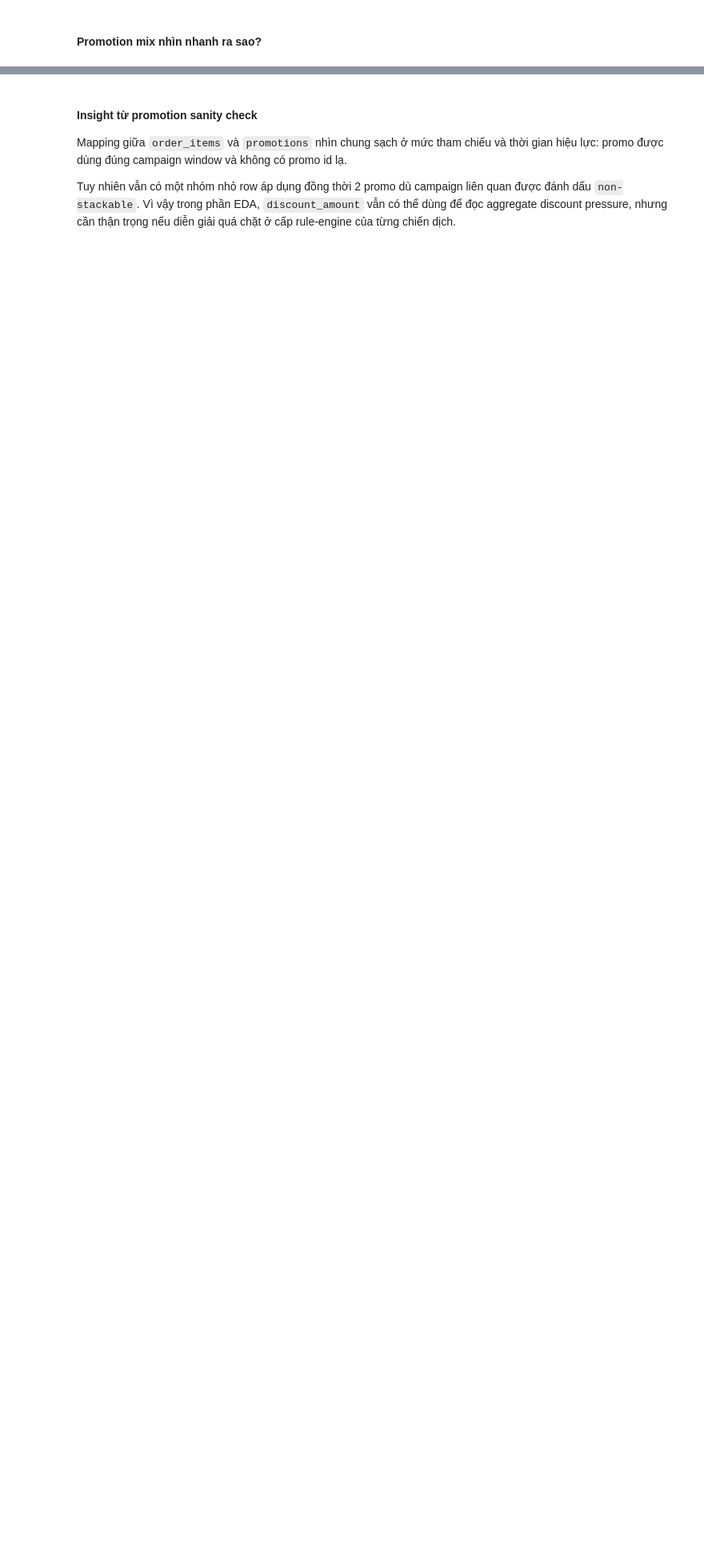
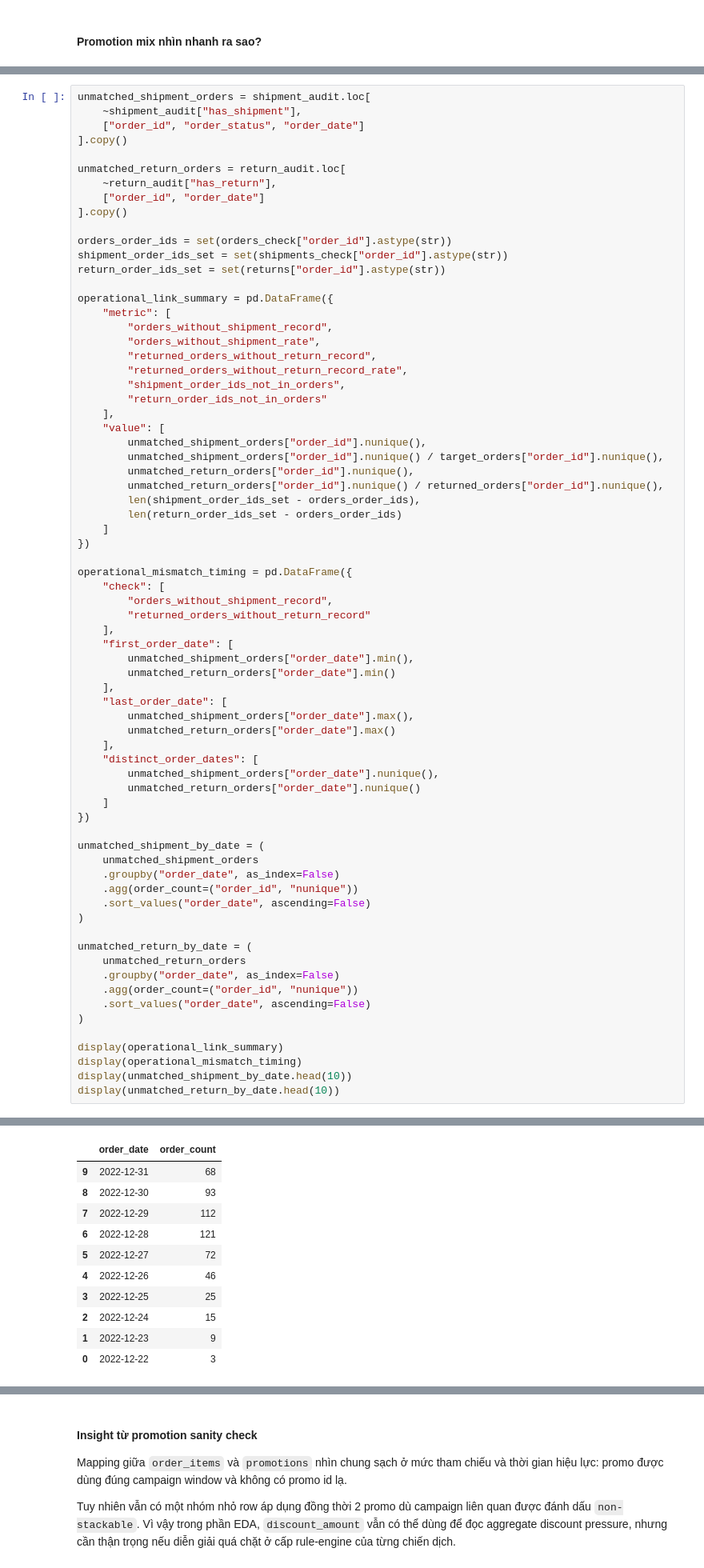
Before and after one commit to nguyen-lam-phuong-thao/datathon-2026-F.E.N.S, a Jupyter notebook: notebooks/Phan_2_EDA.ipynb, the cells around one changed output, grey strips where cells are left out. Shown at 80% size. Drawn from its saved outputs; the diff is of its cells as text; blank space fills up the shorter version.

```diff
--- a/notebooks/Phan_2_EDA.ipynb
+++ b/notebooks/Phan_2_EDA.ipynb
@@ -559,0 +518,72 @@ display(return_summary)
+# %%
+unmatched_shipment_orders = shipment_audit.loc[
+    ~shipment_audit["has_shipment"],
+    ["order_id", "order_status", "order_date"]
+].copy()
+
+unmatched_return_orders = return_audit.loc[
+    ~return_audit["has_return"],
+    ["order_id", "order_date"]
+].copy()
+
+orders_order_ids = set(orders_check["order_id"].astype(str))
+shipment_order_ids_set = set(shipments_check["order_id"].astype(str))
+return_order_ids_set = set(returns["order_id"].astype(str))
+
+operational_link_summary = pd.DataFrame({
+    "metric": [
+        "orders_without_shipment_record",
+        "orders_without_shipment_rate",
+        "returned_orders_without_return_record",
+        "returned_orders_without_return_record_rate",
+        "shipment_order_ids_not_in_orders",
+        "return_order_ids_not_in_orders"
+    ],
+    "value": [
+        unmatched_shipment_orders["order_id"].nunique(),
+        unmatched_shipment_orders["order_id"].nunique() / target_orders["order_id"].nunique(),
+        unmatched_return_orders["order_id"].nunique(),
+        unmatched_return_orders["order_id"].nunique() / returned_orders["order_id"].nunique(),
+        len(shipment_order_ids_set - orders_order_ids),
+        len(return_order_ids_set - orders_order_ids)
+    ]
+})
+
+operational_mismatch_timing = pd.DataFrame({
+    "check": [
+        "orders_without_shipment_record",
+        "returned_orders_without_return_record"
+    ],
+    "first_order_date": [
+        unmatched_shipment_orders["order_date"].min(),
+        unmatched_return_orders["order_date"].min()
+    ],
+    "last_order_date": [
+        unmatched_shipment_orders["order_date"].max(),
+        unmatched_return_orders["order_date"].max()
+    ],
+    "distinct_order_dates": [
+        unmatched_shipment_orders["order_date"].nunique(),
+        unmatched_return_orders["order_date"].nunique()
+    ]
+})
+
+unmatched_shipment_by_date = (
+    unmatched_shipment_orders
+    .groupby("order_date", as_index=False)
+    .agg(order_count=("order_id", "nunique"))
+    .sort_values("order_date", ascending=False)
+)
+
+unmatched_return_by_date = (
+    unmatched_return_orders
+    .groupby("order_date", as_index=False)
+    .agg(order_count=("order_id", "nunique"))
+    .sort_values("order_date", ascending=False)
+)
+
+display(operational_link_summary)
+display(operational_mismatch_timing)
+display(unmatched_shipment_by_date.head(10))
+display(unmatched_return_by_date.head(10))
+# %% [output]
@@ -559,0 +600,11 @@ display(return_summary)
+|  | order_date | order_count |
+| 9 | 2022-12-31 | 68 |
+| 8 | 2022-12-30 | 93 |
+| 7 | 2022-12-29 | 112 |
+| 6 | 2022-12-28 | 121 |
+| 5 | 2022-12-27 | 72 |
+| 4 | 2022-12-26 | 46 |
+| 3 | 2022-12-25 | 25 |
+| 2 | 2022-12-24 | 15 |
+| 1 | 2022-12-23 | 9 |
+| 0 | 2022-12-22 | 3 |
```
Also changed, not shown: parts of 24 cells of this notebook.
